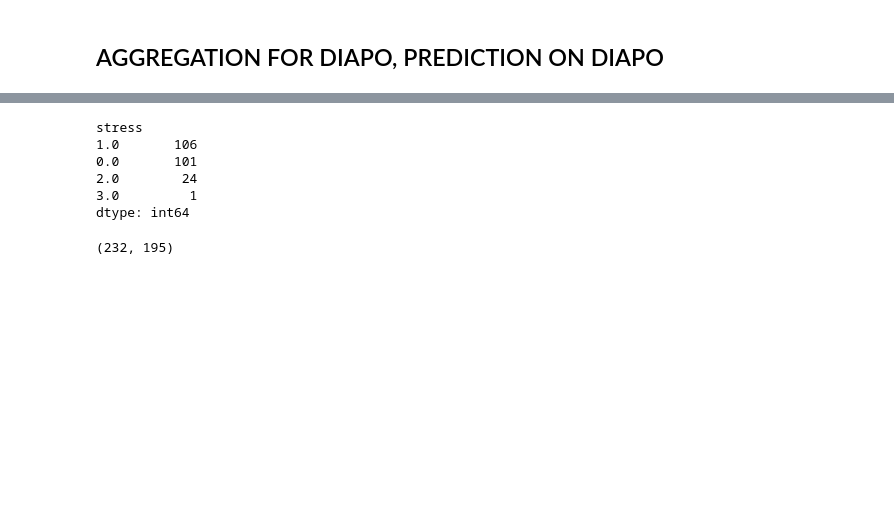
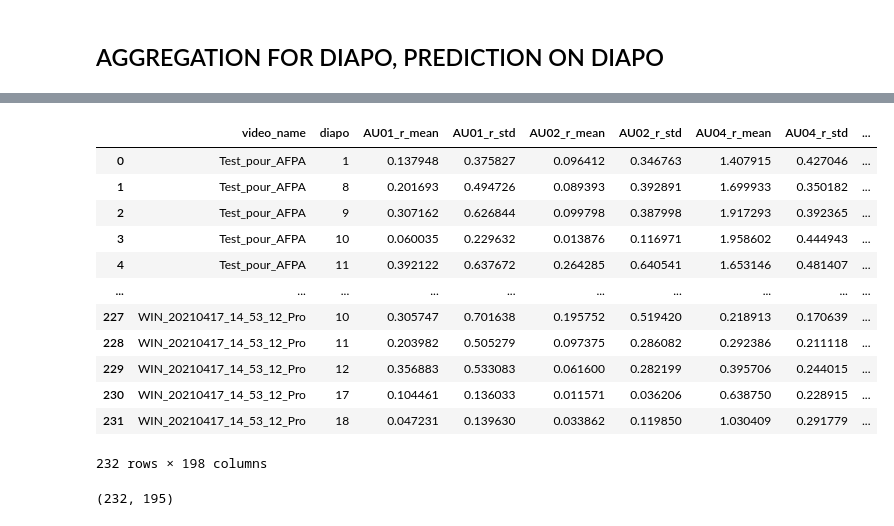
Before and after one commit to Projet-Fil-Rouge-AFPA/filrouge, a Jupyter notebook: Notebook_Valentina2_timevindow_as_Laurent.ipynb, the cells around one changed output, grey strips where cells are left out. Saved outputs shown, nothing was run; the diff lists cells and outputs as text; code cells hidden in the pictures; blank space fills up the shorter version.

```diff
--- a/Notebook_Valentina2_timevindow_as_Laurent.ipynb
+++ b/Notebook_Valentina2_timevindow_as_Laurent.ipynb
@@ -247,0 +245,8 @@ df_total = pd.concat(df_with_deriv)
+# %%
+groupby_features= ['video_name','diapo']
+df_total = pd.concat(df_with_deriv)
+df_total =  df_total.drop(['stress_global','stress'], axis = 1)
+pd.options.display.max_seq_items = 2000
+df_total.sexe = df_total.sexe.replace('H',0)
+df_total.sexe = df_total.sexe.replace('F',1)
+df_total.columns
@@ -248,11 +271,19 @@ df_total = pd.concat(df_with_deriv)
 # %%
 df_total = df_total.groupby(groupby_features).agg(['mean', 'std']).reset_index()
 df_total.columns= df_total.columns.map('_'.join).str.strip('_')
-df_total[['stress']].value_counts()
+#df_total[['stress']].value_counts()
+df_total
 # %% [output]
+|  | video_name | diapo | AU01_r_mean | AU01_r_std | AU02_r_mean | AU02_r_std | AU04_r_mean | AU04_r_std | ... |
+| 0 | Test_pour_AFPA | 1 | 0.137948 | 0.375827 | 0.096412 | 0.346763 | 1.407915 | 0.427046 | ... |
+| 1 | Test_pour_AFPA | 8 | 0.201693 | 0.494726 | 0.089393 | 0.392891 | 1.699933 | 0.350182 | ... |
+| 2 | Test_pour_AFPA | 9 | 0.307162 | 0.626844 | 0.099798 | 0.387998 | 1.917293 | 0.392365 | ... |
+| 3 | Test_pour_AFPA | 10 | 0.060035 | 0.229632 | 0.013876 | 0.116971 | 1.958602 | 0.444943 | ... |
+| 4 | Test_pour_AFPA | 11 | 0.392122 | 0.637672 | 0.264285 | 0.640541 | 1.653146 | 0.481407 | ... |
+| ... | ... | ... | ... | ... | ... | ... | ... | ... | ... |
+| 227 | WIN_20210417_14_53_12_Pro | 10 | 0.305747 | 0.701638 | 0.195752 | 0.519420 | 0.218913 | 0.170639 | ... |
+| 228 | WIN_20210417_14_53_12_Pro | 11 | 0.203982 | 0.505279 | 0.097375 | 0.286082 | 0.292386 | 0.211118 | ... |
+| 229 | WIN_20210417_14_53_12_Pro | 12 | 0.356883 | 0.533083 | 0.061600 | 0.282199 | 0.395706 | 0.244015 | ... |
+| 230 | WIN_20210417_14_53_12_Pro | 17 | 0.104461 | 0.136033 | 0.011571 | 0.036206 | 0.638750 | 0.228915 | ... |
+| 231 | WIN_20210417_14_53_12_Pro | 18 | 0.047231 | 0.139630 | 0.033862 | 0.119850 | 1.030409 | 0.291779 | ... |
-stress
-1.0       106
-0.0       101
-2.0        24
-3.0         1
-dtype: int64
+232 rows × 198 columns
```
Also changed, not shown: parts of 3 cells of this notebook, 5 other files.
